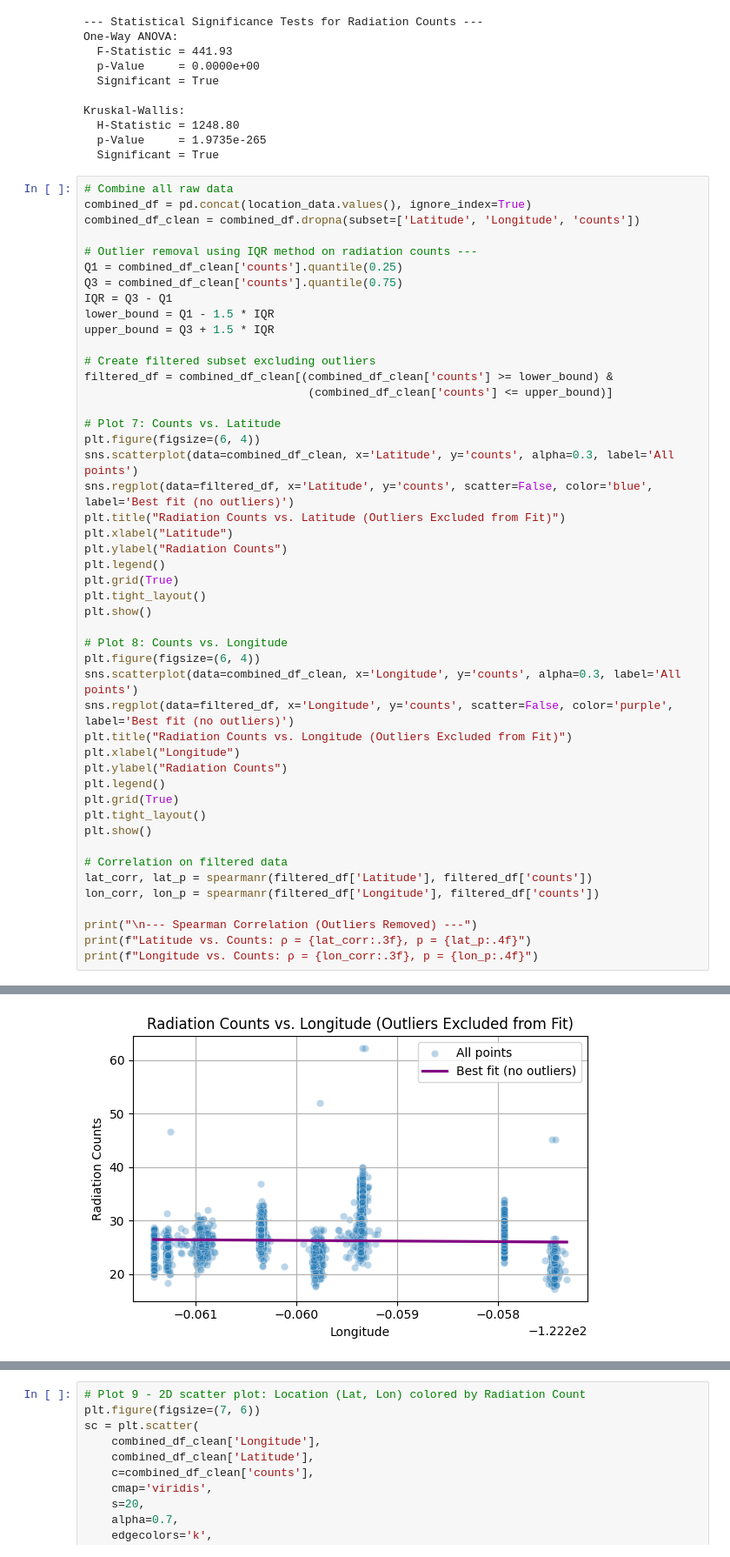
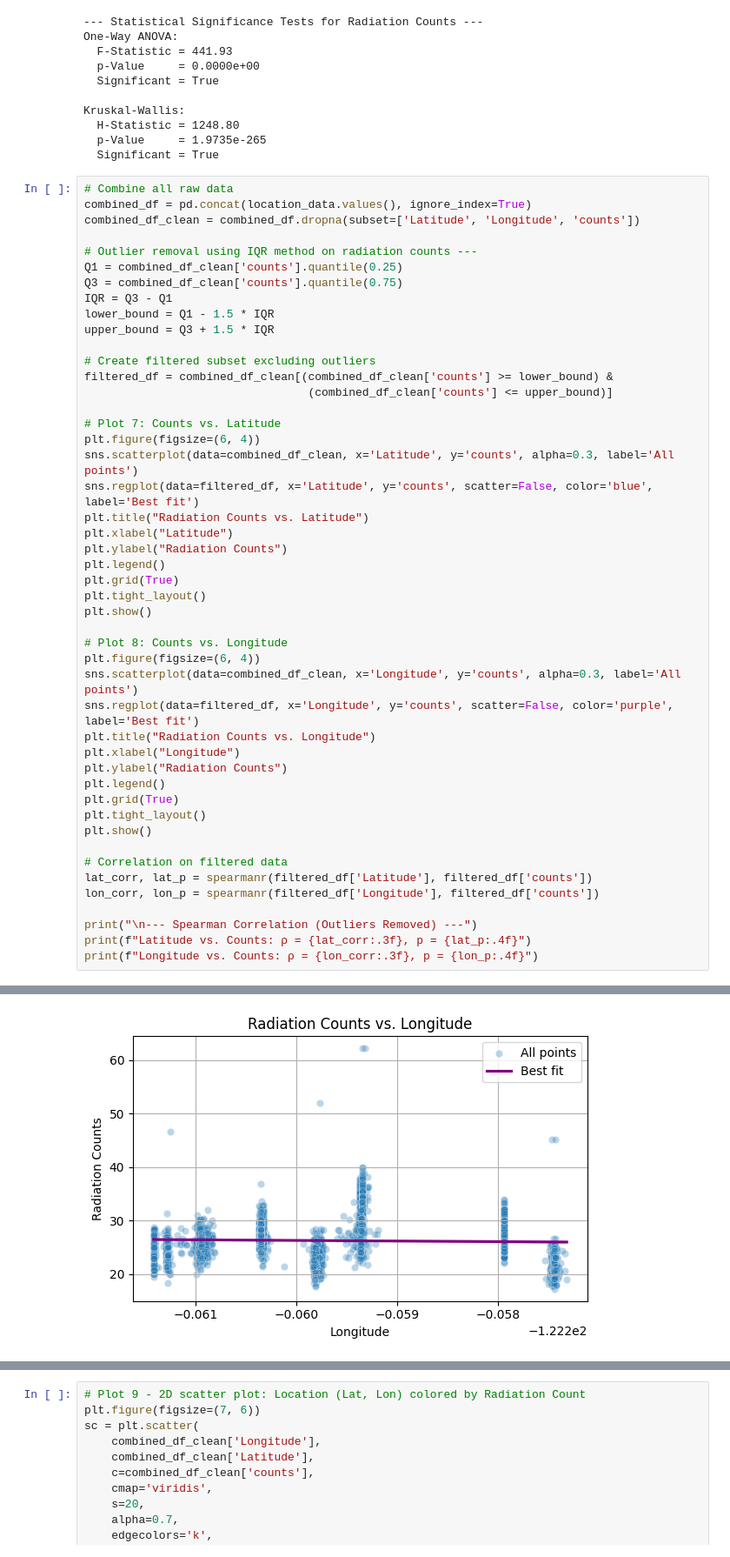
Before and after one commit to isaklavsky/E11_coolpeople, a Jupyter notebook: Final Project/Final_Project_Analysis.ipynb, the cells around one changed output, grey strips where cells are left out. Shown at 87% size. Cells and saved outputs as stored; diff of their text form.

```diff
--- a/Final Project/Final_Project_Analysis.ipynb
+++ b/Final Project/Final_Project_Analysis.ipynb
@@ -293,8 +293,8 @@ filtered_df = combined_df_clean[(combined_df_clean['counts'] >= lower_bound) &
 # Plot 7: Counts vs. Latitude
 plt.figure(figsize=(6, 4))
 sns.scatterplot(data=combined_df_clean, x='Latitude', y='counts', alpha=0.3, label='All points')
-sns.regplot(data=filtered_df, x='Latitude', y='counts', scatter=False, color='blue', label='Best fit (no outliers)')
-plt.title("Radiation Counts vs. Latitude (Outliers Excluded from Fit)")
+sns.regplot(data=filtered_df, x='Latitude', y='counts', scatter=False, color='blue', label='Best fit')
+plt.title("Radiation Counts vs. Latitude")
 plt.xlabel("Latitude")
 plt.ylabel("Radiation Counts")
 plt.legend()
@@ -305,8 +305,8 @@ plt.show()
 # Plot 8: Counts vs. Longitude
 plt.figure(figsize=(6, 4))
 sns.scatterplot(data=combined_df_clean, x='Longitude', y='counts', alpha=0.3, label='All points')
-sns.regplot(data=filtered_df, x='Longitude', y='counts', scatter=False, color='purple', label='Best fit (no outliers)')
-plt.title("Radiation Counts vs. Longitude (Outliers Excluded from Fit)")
+sns.regplot(data=filtered_df, x='Longitude', y='counts', scatter=False, color='purple', label='Best fit')
+plt.title("Radiation Counts vs. Longitude")
 plt.xlabel("Longitude")
 plt.ylabel("Radiation Counts")
 plt.legend()
@@ -326,4 +326,4 @@ print(f"Longitude vs. Counts: ρ = {lon_corr:.3f}, p = {lon_p:.4f}")
-[figure, old version]
+[figure, new version]
 --- Spearman Correlation (Outliers Removed) ---
 Latitude vs. Counts: ρ = 0.044, p = 0.0513
 Longitude vs. Counts: ρ = 0.041, p = 0.0698
```
Also changed, not shown: parts of 1 cell of this notebook.
